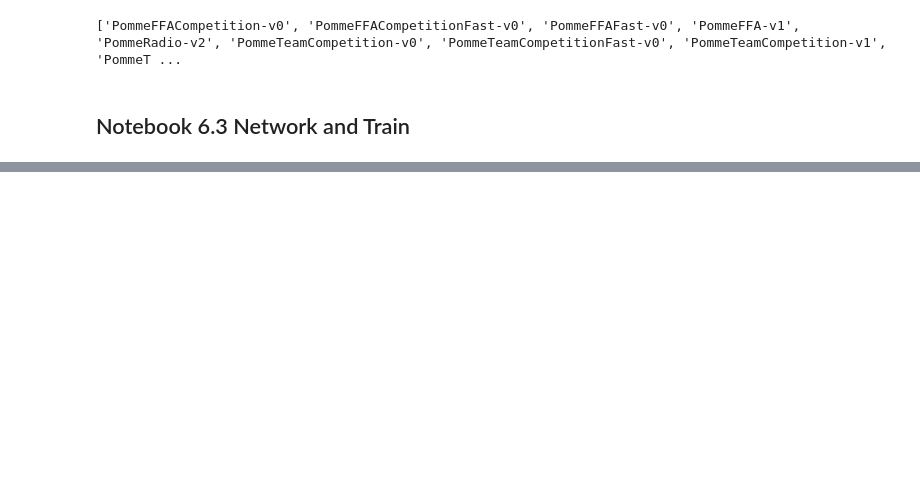
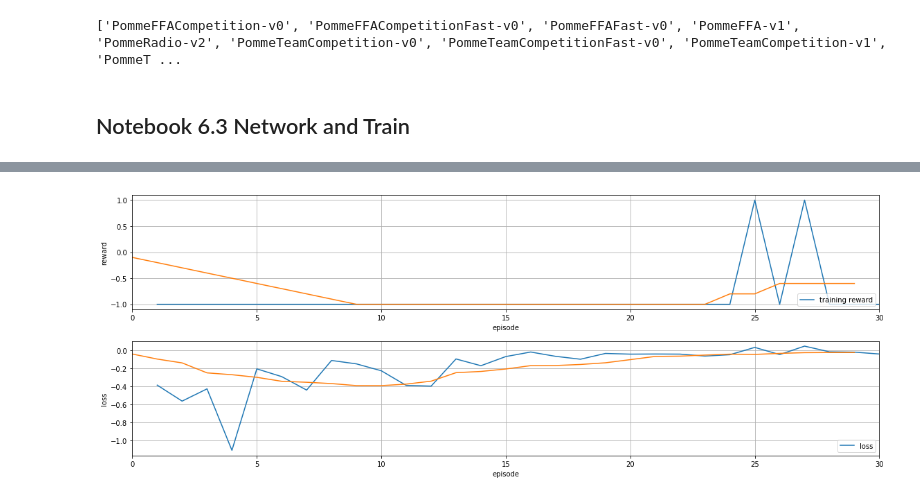
Before and after one commit to MarcStorm/pommerman, a Jupyter notebook: pommerman/AlexMathias.ipynb, the cells around one changed output, grey strips where cells are left out. Drawn from its saved outputs; the diff is of its cells as text; code cells hidden in the pictures; blank space fills up the shorter version.

Commit message:
AlexMathias can now train and run. Learns to do nothing

```diff
--- a/pommerman/AlexMathias.ipynb
+++ b/pommerman/AlexMathias.ipynb
@@ -20,8 +20,8 @@ import torch.nn.functional as F
 class NewAgent(agents.BaseAgent):
     """The Random Agent that returns random actions given an action_space."""
 
-    def __init__(self, *args, **kwargs):
-        super(NewAgent,self).__init__(*args, **kwargs)
+    def __init__(self, Character=Bomber, *args, **kwargs):
+        super(NewAgent,self).__init__(Character,*args, **kwargs)
         self.seq = [c.Action.Right, c.Action.Up, c.Action.Left, c.Action.Down]
         self.index = 0
 
@@ -30,7 +30,7 @@ class NewAgent(agents.BaseAgent):
             self.index = 0
         action = self.seq[self.index]
         self.index += 1
-        return action
+        return 0
 
 # Print all possible environments in the Pommerman registry
 print(pommerman.REGISTRY)
@@ -49,7 +49,7 @@ agent_list = [
 ]
 
 env.set_agents(agent_list)
-env.set_training_agent(0)
+env.set_training_agent(0) #<- Does not call act method on training agents in env.act
 env.set_init_game_state(None)
 
 # Run the episodes just like OpenAI Gym
@@ -222,0 +276,25 @@ IndexError: invalid index to scalar variable.
+# %%
+# plot results
+import matplotlib.pyplot as plt
+
+def moving_average(a, n=10) :
+    ret = np.cumsum(a, dtype=float)
+    ret[n:] = ret[n:] - ret[:-n]
+    return ret / n
+
+plt.figure(figsize=(16,6))
+plt.subplot(211)
+plt.plot(range(1, len(training_rewards)+1), training_rewards, label='training reward')
+plt.plot(moving_average(training_rewards))
+plt.xlabel('episode'); plt.ylabel('reward')
+plt.xlim((0, len(training_rewards)))
+plt.legend(loc=4); plt.grid()
+plt.subplot(212)
+plt.plot(range(1, len(losses)+1), losses, label='loss')
+plt.plot(moving_average(losses))
+plt.xlabel('episode'); plt.ylabel('loss')
+plt.xlim((0, len(losses)))
+plt.legend(loc=4); plt.grid()
+plt.tight_layout(); plt.show()
+# %% [output]
+[figure, added]
```
Also changed, not shown: parts of 1 cell of this notebook.
